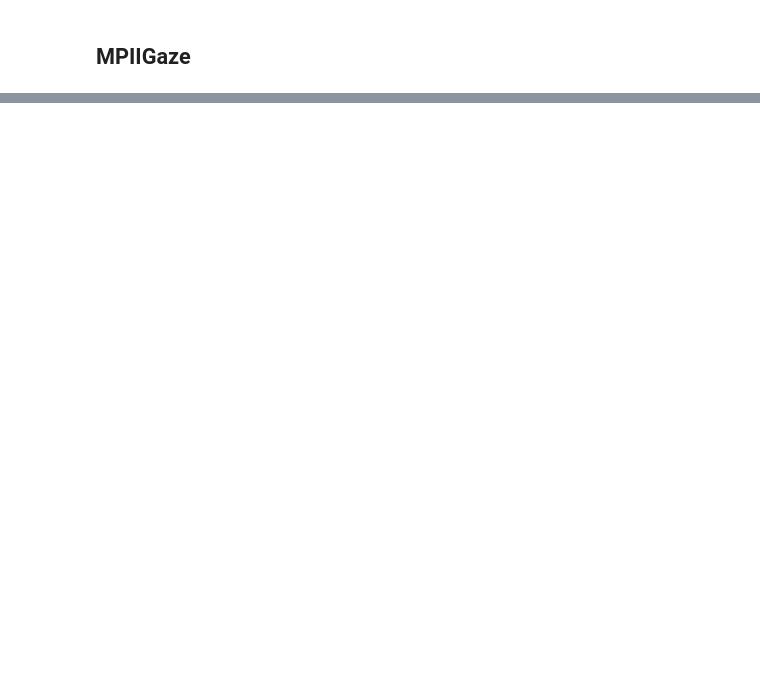
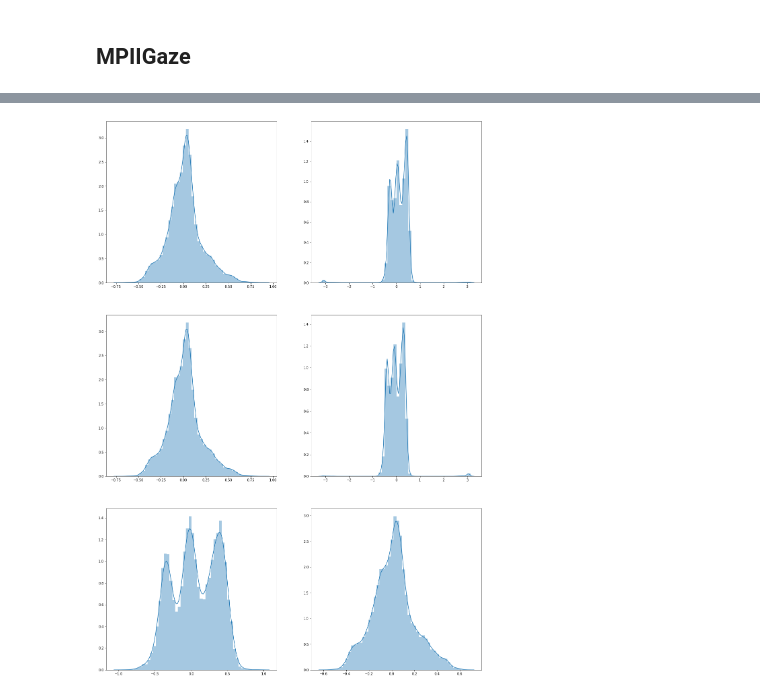
Before and after one commit to lukaszsus/gaze-estimation, a Jupyter notebook: notebooks/mpiigaze_analysis.ipynb, the cells around one changed output, grey strips where cells are left out. Drawn from its saved outputs; the diff is of its cells as text; code cells hidden in the pictures; blank space fills up the shorter version.

```diff
--- a/notebooks/mpiigaze_analysis.ipynb
+++ b/notebooks/mpiigaze_analysis.ipynb
@@ -239,0 +262,8 @@ plot_dists(own_poses[:, :6])
+# %%
+file_path = os.path.join(DATA_PATH, "mpii_face_gaze_processed", "all_mouth_eyes_corners_2.npz")
+mpii_face_gaze = np.load(file_path)
+mpii_face_gaze_poses = mpii_face_gaze["pose"]
+# %%
+plot_dists(mpii_face_gaze_poses)
+# %% [output]
+[figure, added]
```
Also changed, not shown: parts of 19 cells of this notebook, 19 other files.
